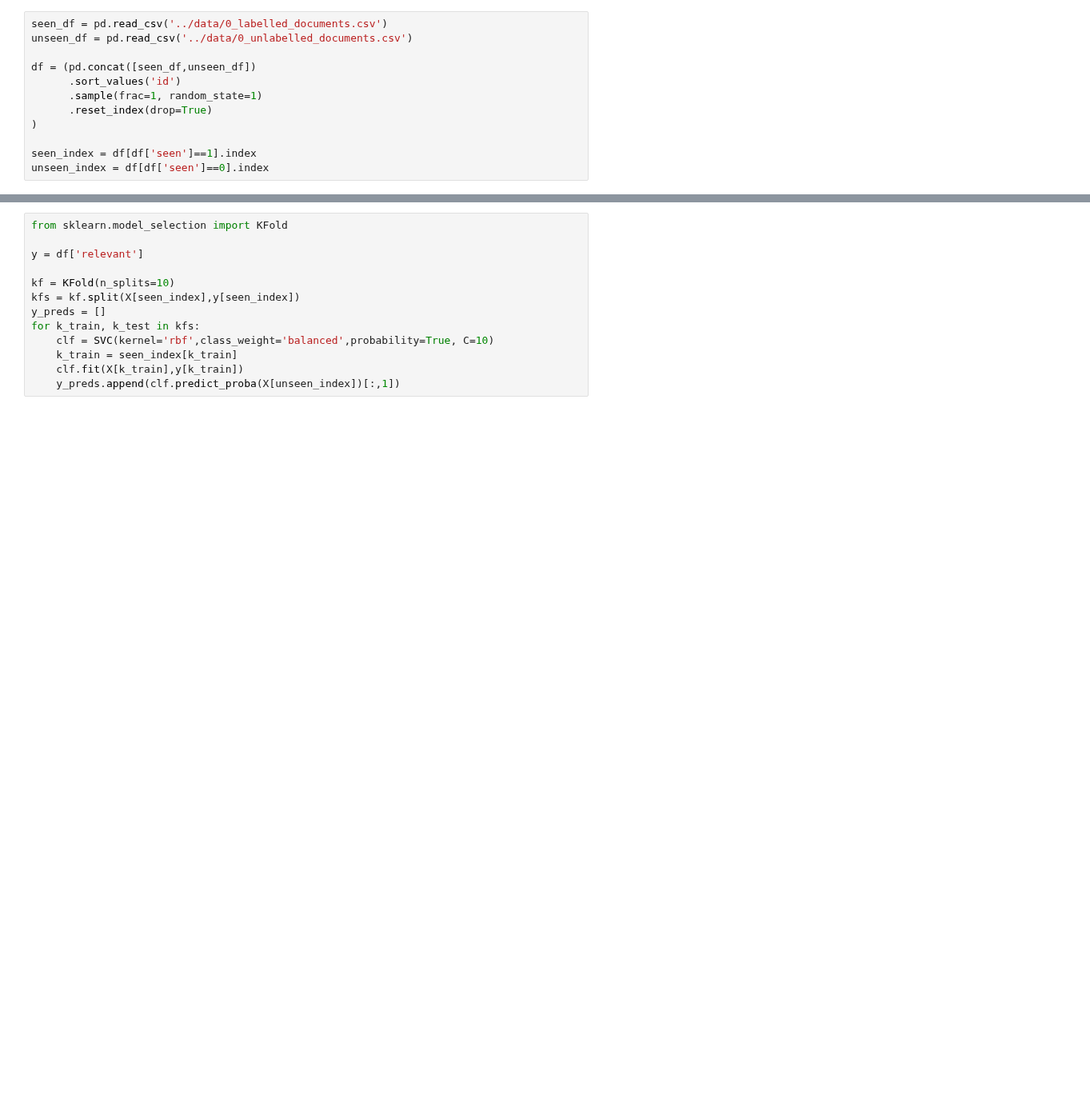
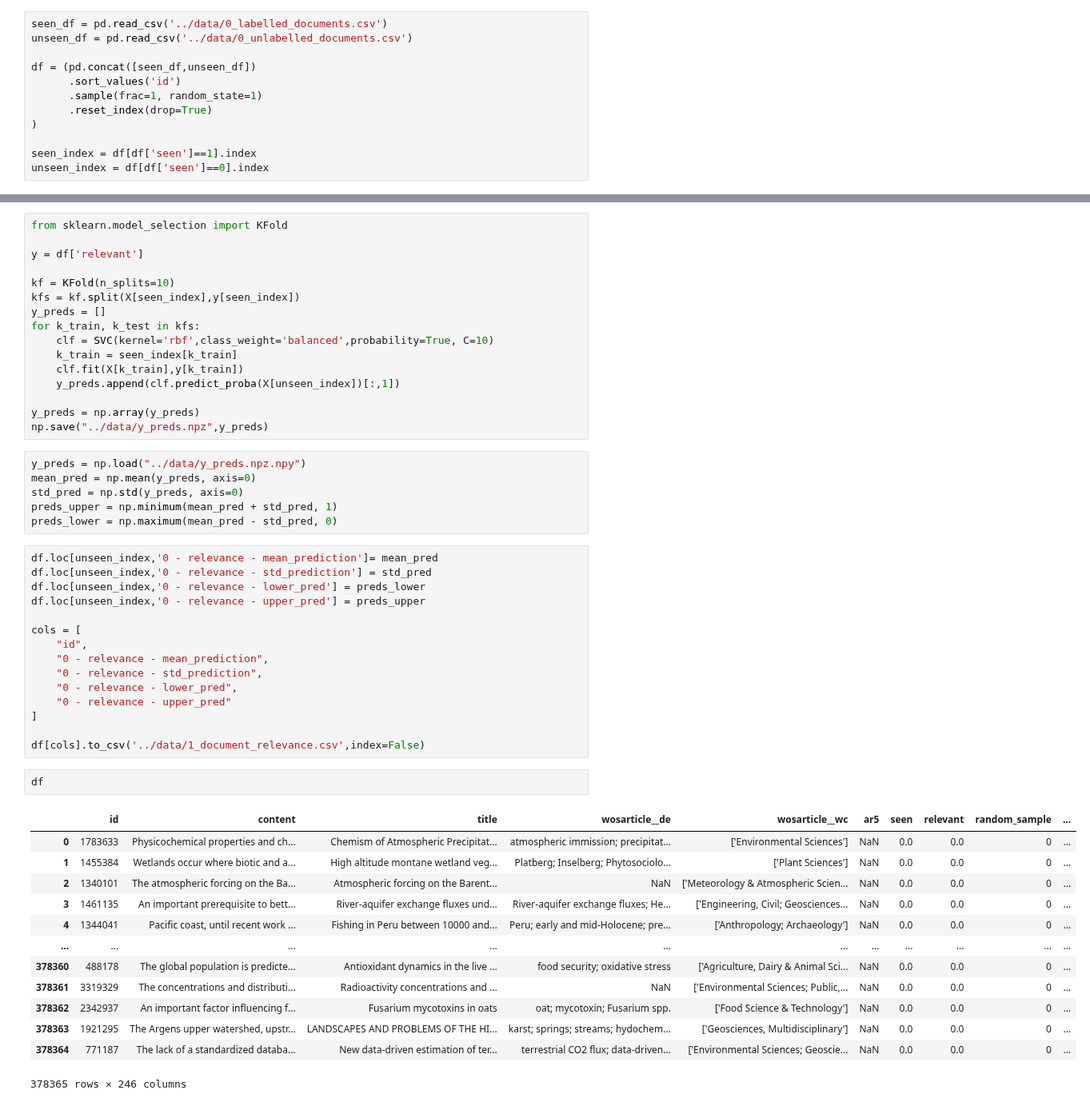
Before and after one commit to mcallaghan/regional-impacts-map, a Jupyter notebook: analysis/1b_relevance_prediction.ipynb, the cells around one changed output, grey strips where cells are left out. Shown at 80% size. Drawn from its saved outputs; the diff is of its cells as text; blank space fills up the shorter version.

```diff
--- a/analysis/1b_relevance_prediction.ipynb
+++ b/analysis/1b_relevance_prediction.ipynb
@@ -70,3 +71,43 @@ for k_train, k_test in kfs:
     k_train = seen_index[k_train]
     clf.fit(X[k_train],y[k_train])
     y_preds.append(clf.predict_proba(X[unseen_index])[:,1])
+
+y_preds = np.array(y_preds)
+np.save("../data/y_preds.npz",y_preds)
+# %%
+y_preds = np.load("../data/y_preds.npz.npy")
+mean_pred = np.mean(y_preds, axis=0)
+std_pred = np.std(y_preds, axis=0)
+preds_upper = np.minimum(mean_pred + std_pred, 1)
+preds_lower = np.maximum(mean_pred - std_pred, 0)
+# %%
+df.loc[unseen_index,'0 - relevance - mean_prediction']= mean_pred
+df.loc[unseen_index,'0 - relevance - std_prediction'] = std_pred
+df.loc[unseen_index,'0 - relevance - lower_pred'] = preds_lower
+df.loc[unseen_index,'0 - relevance - upper_pred'] = preds_upper
+
+cols = [
+    "id",
+    "0 - relevance - mean_prediction",
+    "0 - relevance - std_prediction",
+    "0 - relevance - lower_pred",
+    "0 - relevance - upper_pred"
+]
+
+df[cols].to_csv('../data/1_document_relevance.csv',index=False)
+# %%
+df
+# %% [output]
+|  | id | content | title | wosarticle__de | wosarticle__wc | ar5 | seen | relevant | random_sample | ... |
+| 0 | 1783633 | Physicochemical properties and ch... | Chemism of Atmospheric Precipitat... | atmospheric immission; precipitat... | ['Environmental Sciences'] | NaN | 0.0 | 0.0 | 0 | ... |
+| 1 | 1455384 | Wetlands occur where biotic and a... | High altitude montane wetland veg... | Platberg; Inselberg; Phytosociolo... | ['Plant Sciences'] | NaN | 0.0 | 0.0 | 0 | ... |
+| 2 | 1340101 | The atmospheric forcing on the Ba... | Atmospheric forcing on the Barent... | NaN | ['Meteorology & Atmospheric Scien... | NaN | 0.0 | 0.0 | 0 | ... |
+| 3 | 1461135 | An important prerequisite to bett... | River-aquifer exchange fluxes und... | River-aquifer exchange fluxes; He... | ['Engineering, Civil; Geosciences... | NaN | 0.0 | 0.0 | 0 | ... |
+| 4 | 1344041 | Pacific coast, until recent work ... | Fishing in Peru between 10000 and... | Peru; early and mid-Holocene; pre... | ['Anthropology; Archaeology'] | NaN | 0.0 | 0.0 | 0 | ... |
+| ... | ... | ... | ... | ... | ... | ... | ... | ... | ... | ... |
+| 378360 | 488178 | The global population is predicte... | Antioxidant dynamics in the live ... | food security; oxidative stress | ['Agriculture, Dairy & Animal Sci... | NaN | 0.0 | 0.0 | 0 | ... |
+| 378361 | 3319329 | The concentrations and distributi... | Radioactivity concentrations and ... | NaN | ['Environmental Sciences; Public,... | NaN | 0.0 | 0.0 | 0 | ... |
+| 378362 | 2342937 | An important factor influencing f... | Fusarium mycotoxins in oats | oat; mycotoxin; Fusarium spp. | ['Food Science & Technology'] | NaN | 0.0 | 0.0 | 0 | ... |
+| 378363 | 1921295 | The Argens upper watershed, upstr... | LANDSCAPES AND PROBLEMS OF THE HI... | karst; springs; streams; hydochem... | ['Geosciences, Multidisciplinary'] | NaN | 0.0 | 0.0 | 0 | ... |
+| 378364 | 771187 | The lack of a standardized databa... | New data-driven estimation of ter... | terrestrial CO2 flux; data-driven... | ['Environmental Sciences; Geoscie... | NaN | 0.0 | 0.0 | 0 | ... |
+378365 rows × 246 columns
```
Also changed, not shown: parts of 2 cells of this notebook, 2 other files.
